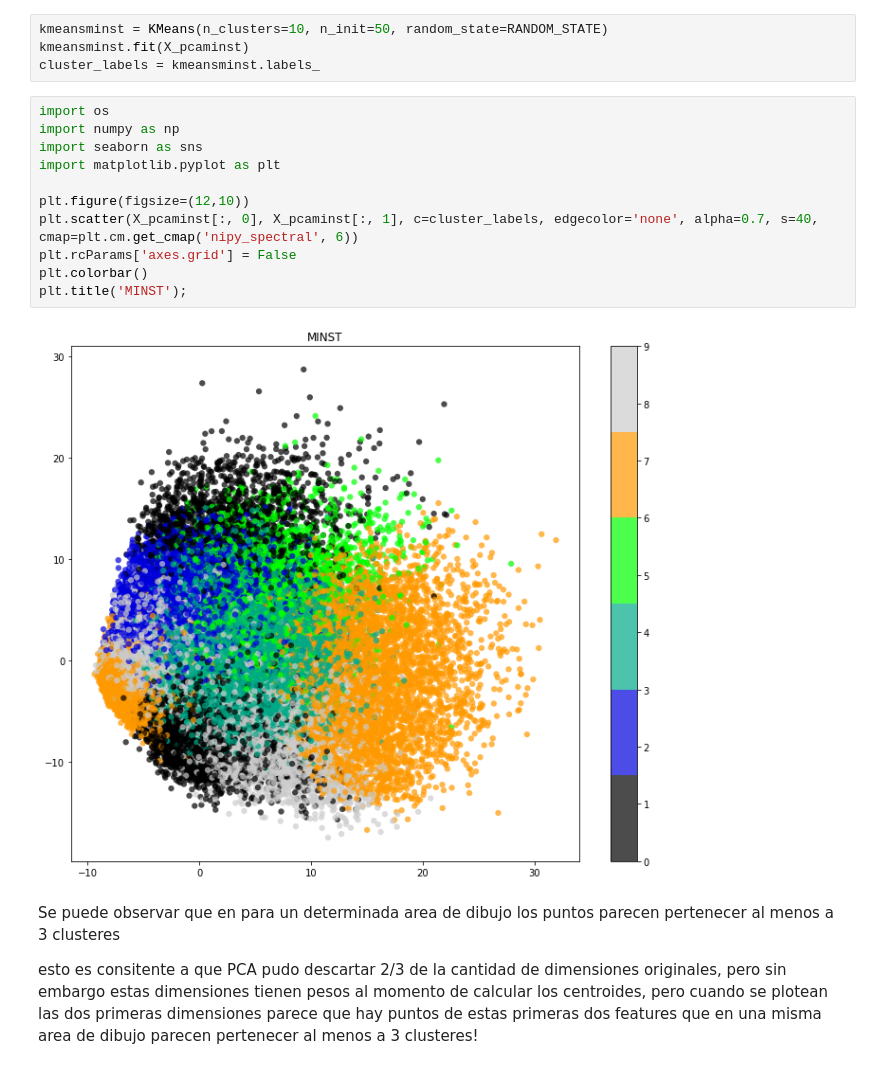
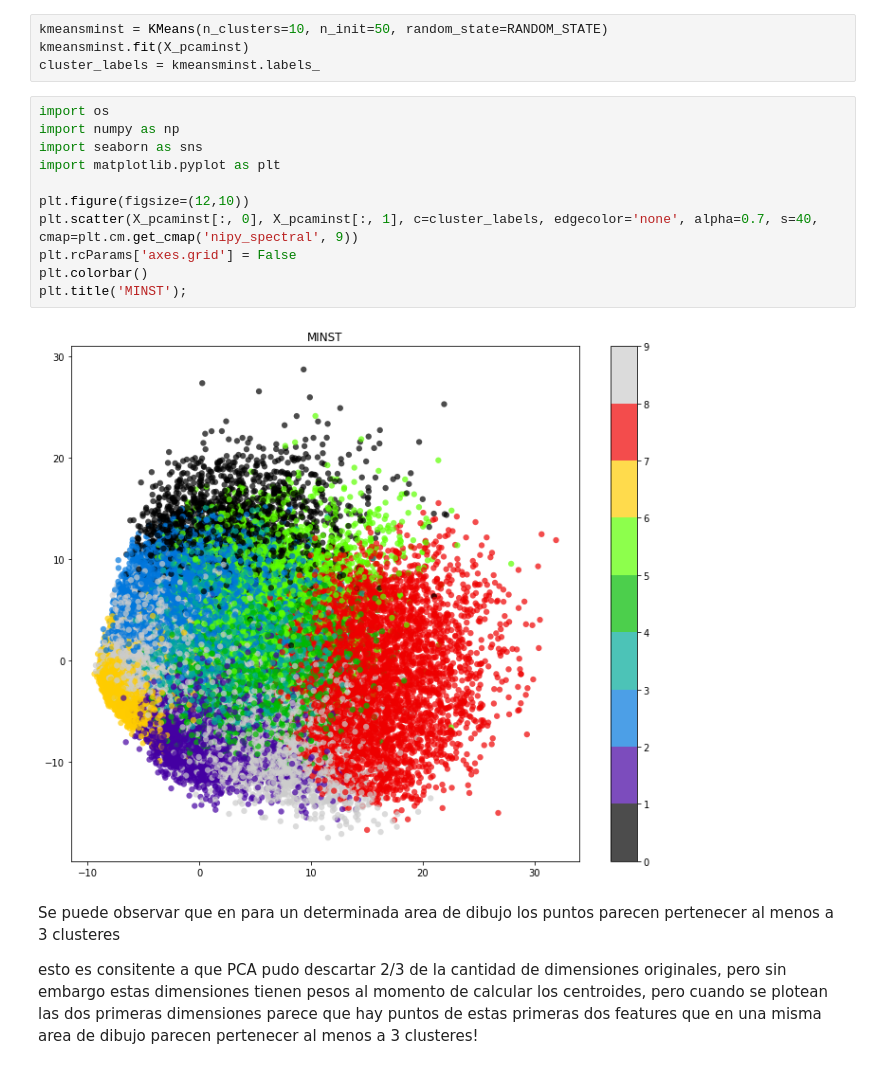
Before and after one commit to mbrito96/Entregables-SPAZ-CEIA, a Jupyter notebook: INTRO-IA/Trabajo_Practico_1.ipynb, the cells around one changed output. Cells and saved outputs as stored; diff of their text form.

```diff
--- a/INTRO-IA/Trabajo_Practico_1.ipynb
+++ b/INTRO-IA/Trabajo_Practico_1.ipynb
@@ -234,16 +234,16 @@ cluster_labels = kmeansminst.labels_
 # %%
 import os
 import numpy as np
 import seaborn as sns
 import matplotlib.pyplot as plt
 
 plt.figure(figsize=(12,10))
-plt.scatter(X_pcaminst[:, 0], X_pcaminst[:, 1], c=cluster_labels, edgecolor='none', alpha=0.7, s=40, cmap=plt.cm.get_cmap('nipy_spectral', 6))
+plt.scatter(X_pcaminst[:, 0], X_pcaminst[:, 1], c=cluster_labels, edgecolor='none', alpha=0.7, s=40, cmap=plt.cm.get_cmap('nipy_spectral', 9))
 plt.rcParams['axes.grid'] = False
 plt.colorbar()
 plt.title('MINST');
 # %% [output]
-[figure, old version]
+[figure, new version]
 # %% [markdown]
 Se puede observar que en para un determinada area de dibujo los puntos parecen pertenecer al menos a 3 clusteres
 
```
Also changed, not shown: parts of 3 cells of this notebook.
